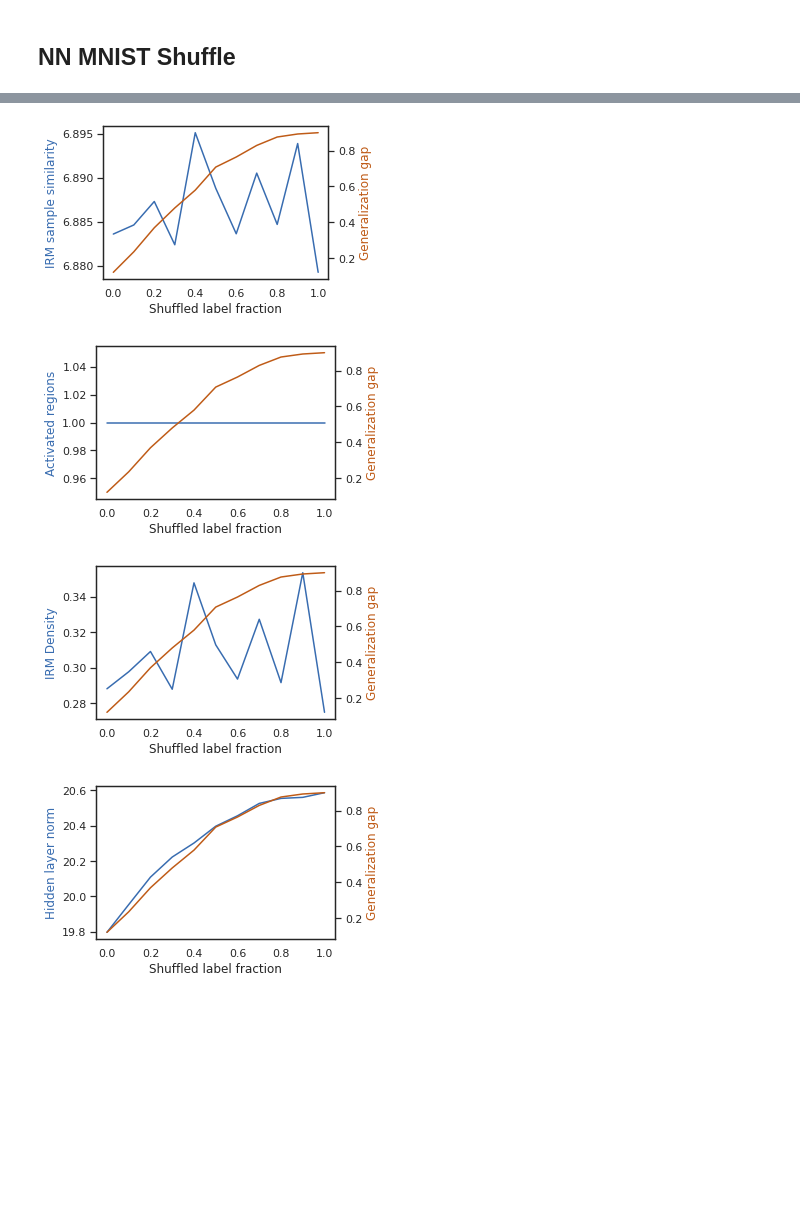
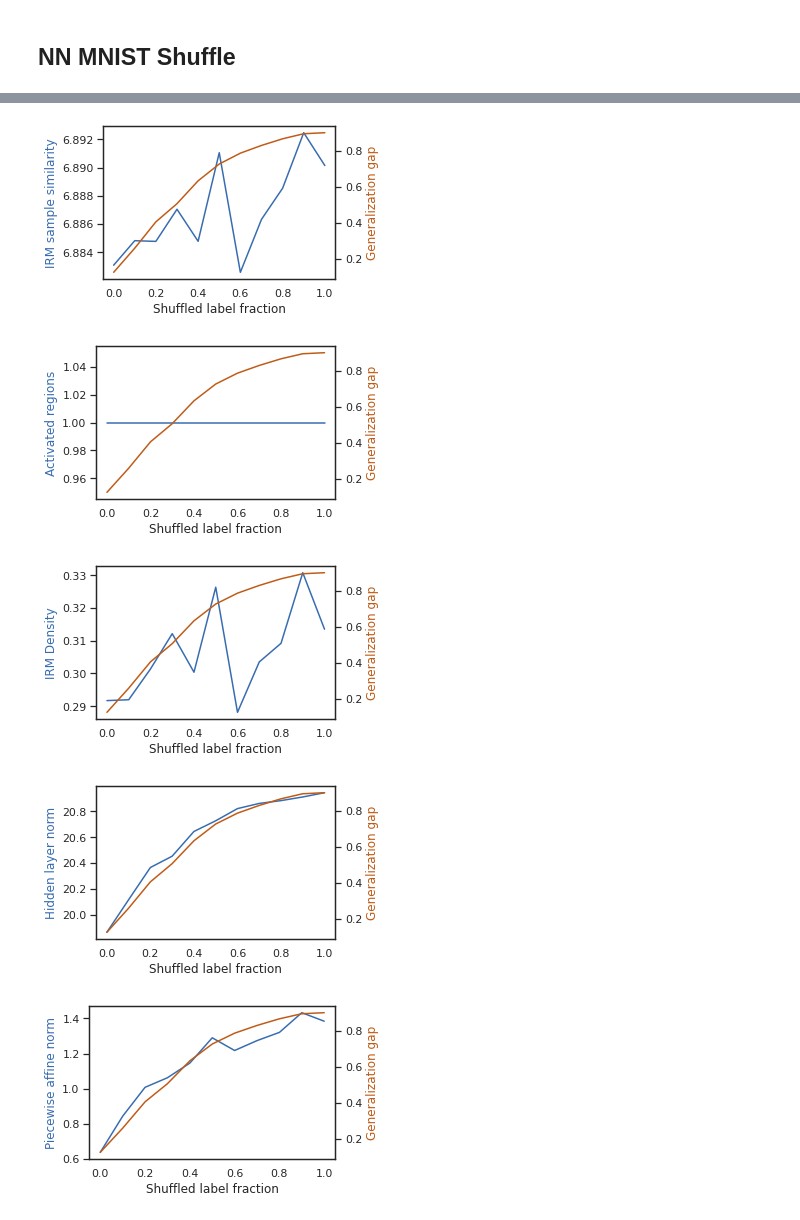
Before and after one commit to rflperry/double_descent, a Jupyter notebook: experiments/paper_figures.ipynb, the cells around one changed output, grey strips where cells are left out. Saved outputs shown, nothing was run; the diff lists cells and outputs as text; code cells hidden in the pictures; blank space fills up the shorter version.

Commit message:
affine mat runs

```diff
--- a/experiments/paper_figures.ipynb
+++ b/experiments/paper_figures.ipynb
@@ -655,11 +657,11 @@ for metric, ylab in [('mse', 'Squared error'), ('01_error', '01 Error')]:
 [figure]
 # %%
-metric = "01_error"
-train_error = f'train_{metric}'
-test_error = f'test_{metric}'
-df['generalization_gap'] = df[test_error] - df[train_error]
+for metric in ["01_error", 'mse']:
+    train_error = f'train_{metric}'
+    test_error = f'test_{metric}'
+    df['generalization_gap'] = df[test_error] - df[train_error]
 
-corr_df = df.corr('spearman')
+    corr_df = df.corr('spearman')
 
-print('Correlation with mse generalization gap')
-display(corr_df['generalization_gap'])
+    print(f'Correlation with {metric} generalization gap')
+    display(corr_df['generalization_gap'])
@@ -669,6 +708,7 @@ plot_vars = [
     ('n_regions', 'Activated regions'),
     ('IRM_L1', 'IRM Density'),
     ('IRM_scaled_L2', 'Degrees of freedom'),
+    ('mean_affine_mat_norm', 'Piecewise affine norm'),
 ]
 x_var = 'shuffle_label_frac'
 metric = '01_error'
@@ -711,7 +752,7 @@ for plot_var, ylab in plot_vars:
 algo = "relu_regressor"
 dataset = "mnist"
 # Read
-df = pd.read_csv(f'./varying_data_results/{dataset}/{dataset}_{algo}_results.csv', index_col=0)
+df = pd.read_csv(f'./varying_data_results/{dataset}/{dataset}_{algo}_results_v2_fixed_data.csv', index_col=0)
 # Define headers
 metric = "01_error"
 train_error = f'train_{metric}'
@@ -763,11 +804,11 @@ for metric, ylab in [('mse', 'Squared error'), ('01_error', '01 Error')]:
 # %%
-metric = "01_error"
-train_error = f'train_{metric}'
-test_error = f'test_{metric}'
-df['generalization_gap'] = df[test_error] - df[train_error]
+for metric in ["01_error", 'mse']:
+    train_error = f'train_{metric}'
+    test_error = f'test_{metric}'
+    df['generalization_gap'] = df[test_error] - df[train_error]
 
-corr_df = df.corr('spearman')
+    corr_df = df.corr('spearman')
 
-print('Correlation with mse generalization gap')
-display(corr_df['generalization_gap'])
+    print(f'Correlation with {metric} generalization gap')
+    display(corr_df['generalization_gap'])
 # %% [output]
@@ -794,36 +853,38 @@ plot_vars = [
     ('IRM_mean_sim_entropy', 'IRM sample similarity'),
     ('n_regions', 'Activated regions'),
     ('IRM_L1', 'IRM Density'),
-    ('weights_L2', 'Hidden layer norm')
+    ('weights_L2', 'Hidden layer norm'),
+    ('mean_affine_mat_norm', 'Piecewise affine norm'),
 ]
 x_var = 'shuffle_label_frac'
 metric = '01_error'
 train_error = f'train_{metric}'
 test_error = f'test_{metric}'
 df['generalization_gap'] = df[test_error] - df[train_error]
 
 for plot_var, ylab in plot_vars:
     fig, ax = plt.subplots(1, 1, figsize=(5, 3), sharex=True)
 
     sns.lineplot(
         data=df, x=x_var, y=plot_var,
         ax=ax, color='#386cb0')
     ax.set_ylabel(ylab, color='#386cb0')
     # ax.set_yscale('log')
 
     ax2 = ax.twinx()
     sns.lineplot(
         data=df, x=x_var, y='generalization_gap',
         ax=ax2, color='#bf5b17')
     ax2.set_ylabel('Generalization gap', color='#bf5b17')
 
     ax.set_xlabel('Shuffled label fraction')
     plt.tight_layout()
     if SAVE_FIGURES:
         plt.savefig(f'./figures/{algo}_{dataset}_{plot_var}_shuffled_labels.pdf')
     plt.show()
 # %% [output]
-[figure, old version]
+[figure, new version]
-[figure, old version]
+[figure, new version]
-[figure, old version]
+[figure, new version]
-[figure, old version]
+[figure, new version]
+[figure, added]
```
Also changed, not shown: parts of 14 cells of this notebook, 47 other files.
